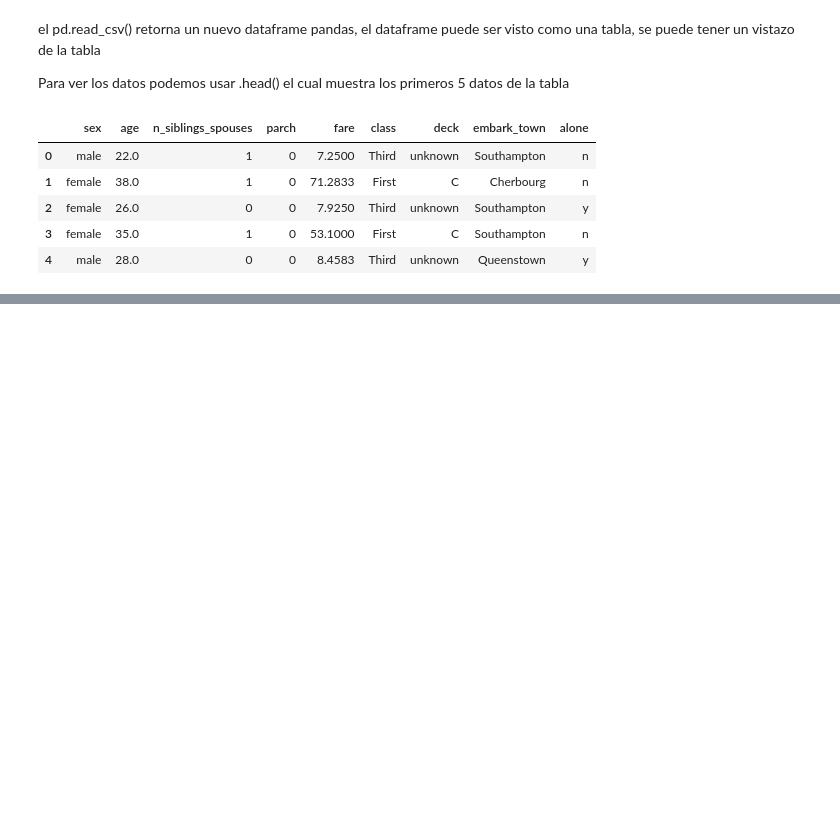
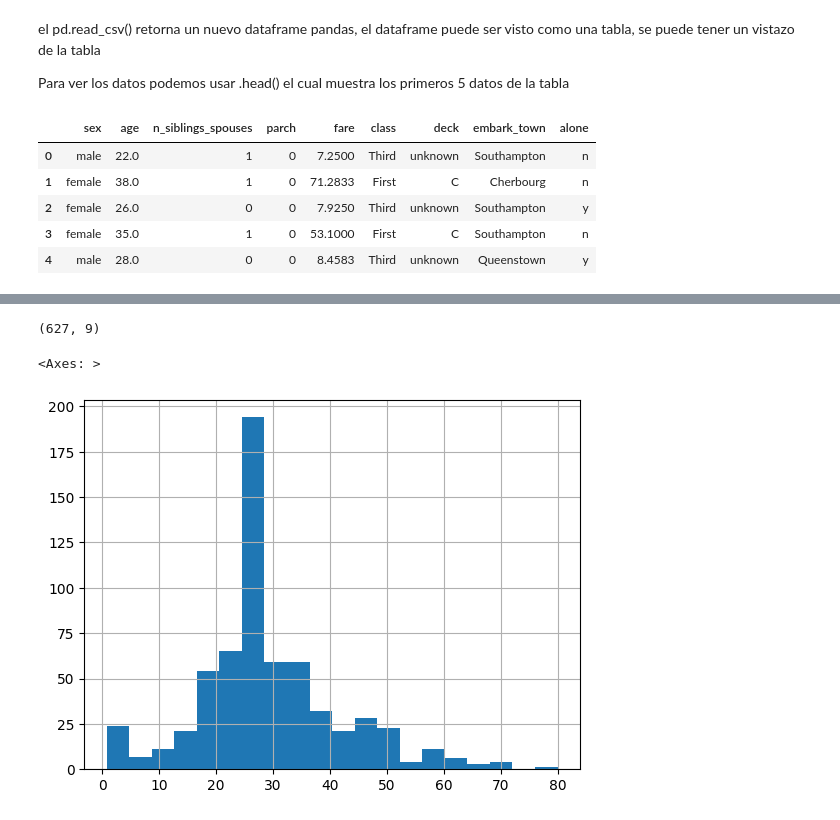
Before and after one commit to JosuePerezValenzuela/ML-module3, a Jupyter notebook: ML_M3.ipynb, the cells around one changed output, grey strips where cells are left out. Saved outputs shown, nothing was run; the diff lists cells and outputs as text; code cells hidden in the pictures; blank space fills up the shorter version.

```diff
--- a/ML_M3.ipynb
+++ b/ML_M3.ipynb
@@ -111,0 +141,13 @@ dftrain.head()
+# %%
+#Tamaño (numero de filas, numero de columnas)
+#       (Registros, datos)
+dftrain.shape
+#Tengo 627 registros, cada uno con nueve datos
+# %% [output]
+(627, 9)
+# %%
+#Crea un histrograma de la columna "age", el .hist(bins = 20), indica que se tendra 20 contenedores
+dftrain.age.hist(bins=20)
+# %% [output]
+<Axes: >
+[figure, added]
```
Also changed, not shown: parts of 8 cells of this notebook.
